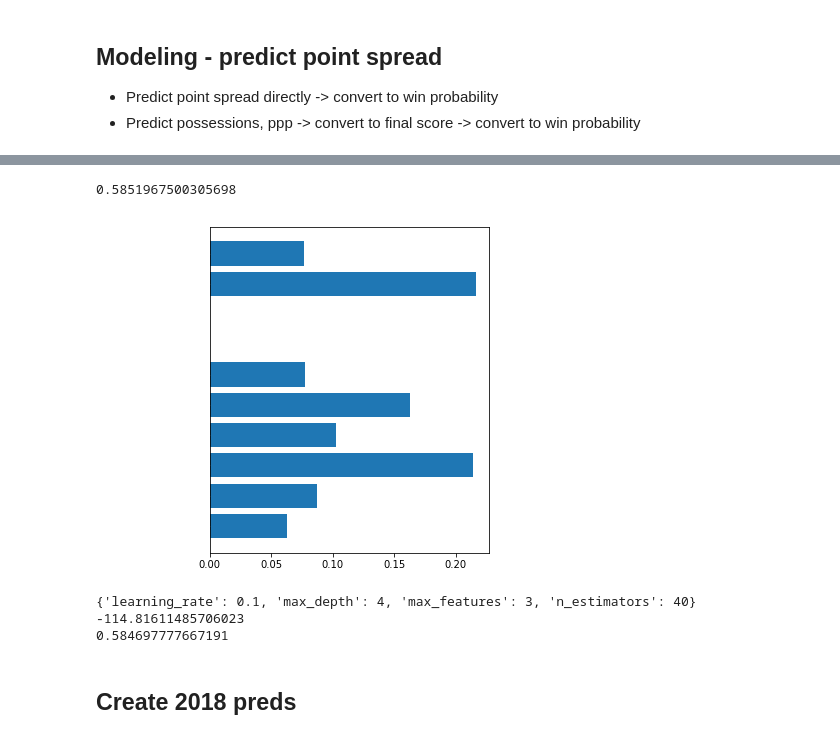
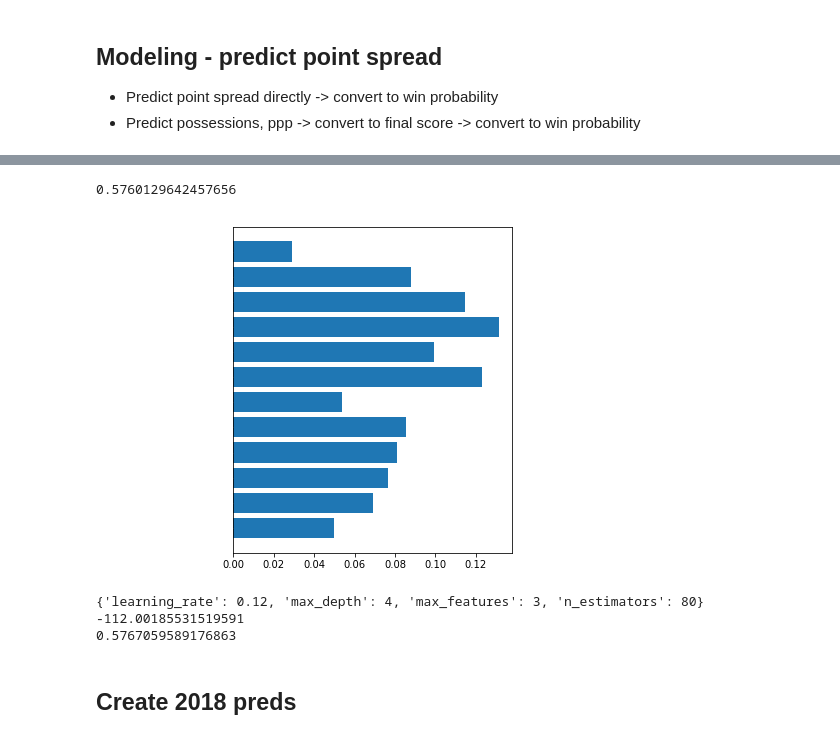
Before and after one commit to jeremypmobley/cbb_data, a Jupyter notebook: Python/cbb_kaggle_2018.ipynb, the cells around one changed output, grey strips where cells are left out. Cells and saved outputs as stored; diff of their text form; code cells hidden in the pictures.

```diff
--- a/Python/cbb_kaggle_2018.ipynb
+++ b/Python/cbb_kaggle_2018.ipynb
@@ -332,6 +339,8 @@ all_modeling_fields = ["t1_MAS_rnk_diff",
                        "t1_MOR_rnk_diff",
                        "t1_SAG_rnk_diff",
                        "t1_ssn_avg_off_PPP", "t1_ssn_avg_def_PPP",
+                       "t1_ssn_avg_opp_off_PPP", "t1_ssn_avg_opp_def_PPP",
+                       "t1_ssn_avg_opp_opp_off_PPP", "t1_ssn_avg_opp_opp_def_PPP",
                        "t1_Loc_N",
                        "t1_Loc_H"]
 # %%
@@ -392,7 +403,9 @@ gbm_model_fields = [
     "t1_POM_rnk_diff",
     "t1_MOR_rnk_diff",
     "t1_SAG_rnk_diff",
-   "t1_ssn_avg_off_PPP", "t1_ssn_avg_def_PPP",
+    "t1_ssn_avg_off_PPP", "t1_ssn_avg_def_PPP",
+    "t1_ssn_avg_opp_off_PPP", "t1_ssn_avg_opp_def_PPP",
+    "t1_ssn_avg_opp_opp_off_PPP", "t1_ssn_avg_opp_opp_def_PPP",
     "t1_Loc_H",
     "t1_Loc_N"
 ]
@@ -492,11 +505,11 @@ plt.show()
 * Predict point spread directly -> convert to win probability
 * Predict possessions, ppp -> convert to final score -> convert to win probability
 # %%
-gbm = GradientBoostingRegressor(n_estimators=40,
+gbm_ps = GradientBoostingRegressor(n_estimators=80,
                                 max_depth=4,
                                  max_features=3,
-                                learning_rate=0.10)
+                                learning_rate=0.12)
 # %%
-gbm.fit(model_train_df[gbm_model_fields], model_train_df['score_diff'])
+gbm_ps.fit(model_train_df[gbm_model_fields], model_train_df['score_diff'])
 # %% [output]
 GradientBoostingRegressor(alpha=0.9, criterion='friedman_mse', init=None,
@@ -513,17 +526,17 @@ preds = np.array([scipy.stats.norm(0,10.5).cdf(pred) for pred in preds])
 # %%
-print(calc_logloss(preds, model_test_df['Result']))
+print(calc_logloss(gbm_ps_preds, model_test_df['Result']))
 # %% [output]
-0.5851967500305698
+0.5760129642457656
 # %%
 # Feature Importances
-importances = gbm.feature_importances_
+importances = gbm_ps.feature_importances_
 fig, ax = plt.subplots(figsize=(5, 6))
 ax.barh(range(len(importances)), importances)
 ax.tick_params(axis='y', colors='white', labelsize=10)
 ax.set_yticklabels(gbm_model_fields)
 plt.yticks(range(len(importances)), gbm_model_fields)
 plt.show()
 # %% [output]
-[figure, old version]
+[figure, new version]
 # %%
 param_grid = {
@@ -548,13 +561,13 @@ print(estimator.best_params_)
 print(estimator.best_score_)
 
 # create preds
-preds = estimator.predict(model_test_df[gbm_model_fields])
-preds = np.array([scipy.stats.norm(0,10.5).cdf(pred) for pred in preds])
-print(calc_logloss(preds, model_test_df['Result']))
+gbm_ps_preds = estimator.predict(model_test_df[gbm_model_fields])
+gbm_ps_preds = np.array([scipy.stats.norm(0,10.5).cdf(pred) for pred in gbm_ps_preds])
+print(calc_logloss(gbm_ps_preds, model_test_df['Result']))
 # %% [output]
-{'learning_rate': 0.1, 'max_depth': 4, 'max_features': 3, 'n_estimators': 40}
--114.81611485706023
-0.584697777667191
+{'learning_rate': 0.12, 'max_depth': 4, 'max_features': 3, 'n_estimators': 80}
+-112.00185531519591
+0.5767059589176863
 # %% [markdown]
 ## Create 2018 preds
 # %% [markdown]
```
Also changed, not shown: parts of 56 cells of this notebook, 1 other file.
